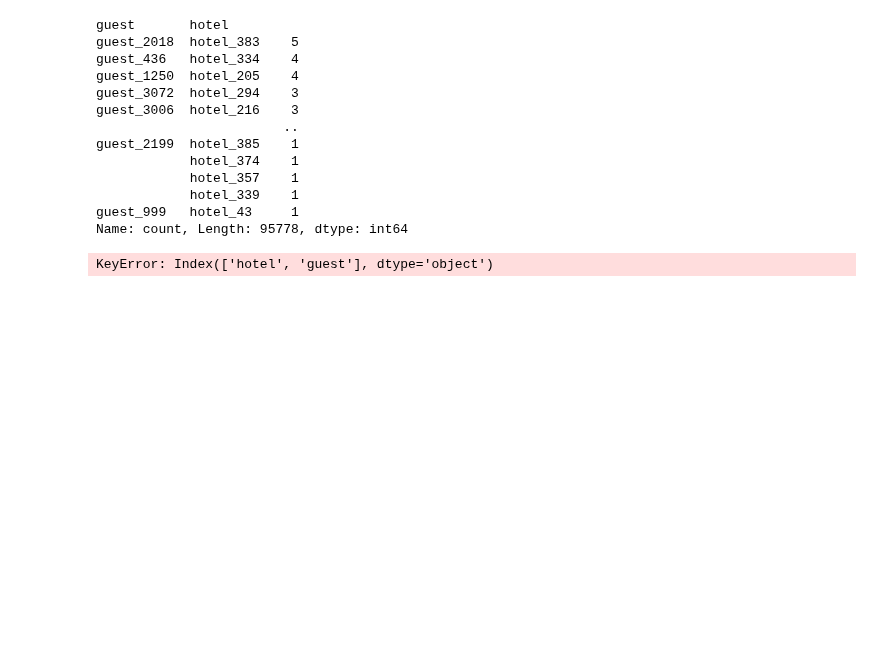
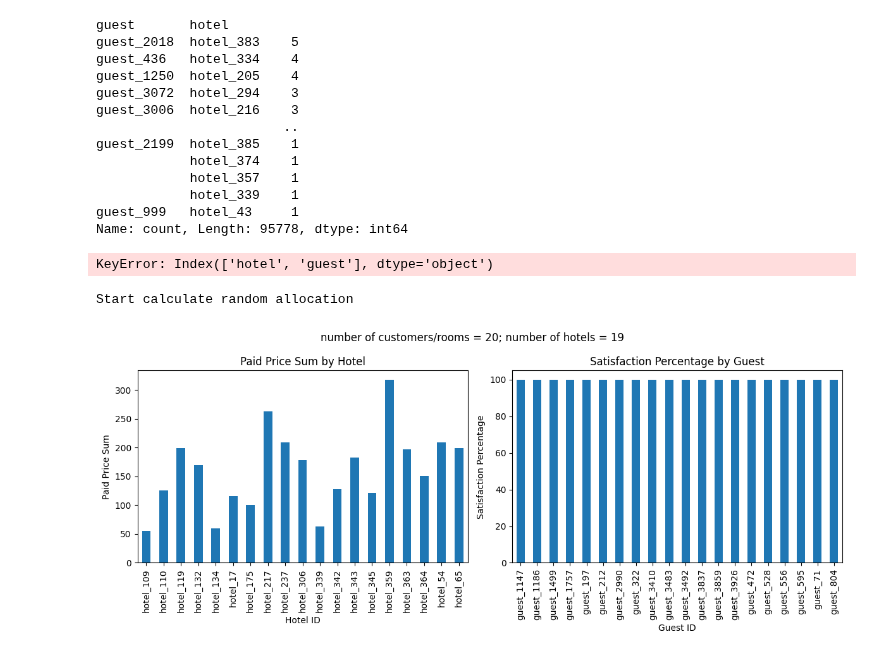
Before and after one commit to tundraparisi/dscoding-projects, a Jupyter notebook: Alina.Imansakipova/hotel-project/notebook.ipynb, the cells around one changed output. Saved outputs shown, nothing was run; the diff lists cells and outputs as text; code cells hidden in the pictures; blank space fills up the shorter version.

Commit message:
availability allocation

```diff
--- a/Alina.Imansakipova/hotel-project/notebook.ipynb
+++ b/Alina.Imansakipova/hotel-project/notebook.ipynb
@@ -119,8 +119,8 @@ preferencesdata.drop_duplicates(['guest','hotel'])
 # %% [output]
 KeyError: Index(['hotel', 'guest'], dtype='object')
 # %%
-def calculate_satisfaction_percentage(guest_id, hotel_id, preferences):
-    guest_preferences = preferencesdata[preferencesdata['guest'] == guest_id].reset_index()
+def calculate_satisfaction_percentage(guest_id, hotel_id, preferencesdata):
+    guest_preferences = preferencesdata[preferencesdata.index == guest_id].reset_index()
 
 
     if guest_preferences.empty:
@@ -138,0 +161,39 @@ def calculate_satisfaction_percentage(guest_id, hotel_id, preferences):
+# %%
+def allocate_random_hotel(guest_id, guest_row, hotelsdata, preferencesdata):
+    available_hotels = hotelsdata[hotelsdata['rooms'] > 0]
+    if available_hotels.empty:
+        return None
+
+    # randomly picking the hotel
+    random_available_hotel_id = random.choice(available_hotels.index)
+    # returning the row (aka the room)
+    random_available_hotel_row = available_hotels.loc[random_available_hotel_id]
+    # excluding the room from table of available rooms
+    random_available_hotel_row['rooms'] -= 1
+
+    paid_price_coefficient = 1 - guest_row['discount']
+    paid_price = random_available_hotel_row['price'] * paid_price_coefficient
+
+    satisfaction = calculate_satisfaction_percentage(guest_id, random_available_hotel_id, preferencesdata)
+
+    return [guest_id, random_available_hotel_id, satisfaction, paid_price]
+
+def get_random_allocation(hotelsdata, guestdata, preferencesdata):
+    allocation = pd.DataFrame(columns=['guest_id', 'hotel_id', 'satisfaction_percentage', 'paid_price'])
+
+    # randomizing guests
+    shuffled_guests = guestdata.sample(frac=1, random_state=42)
+    # we're taking every guest_id AND every pair guest_id|discount
+    for guest_id, guest_row in shuffled_guests.iterrows():
+        allocation_entry = allocate_random_hotel(guest_id, guest_row, hotelsdata, preferencesdata)
+        if allocation_entry is not None:
+            allocation.loc[len(allocation)] = allocation_entry
+
+    return allocation
+
+print('Start calculate random allocation')
+random_allocation = get_random_allocation(hotelsdata.copy(), guestdata, preferencesdata)
+visualize_allocation(random_allocation.head(20))
+# %% [output]
+Start calculate random allocation
+[figure, added]
```
Also changed, not shown: parts of 2 cells of this notebook, 1 other file.
